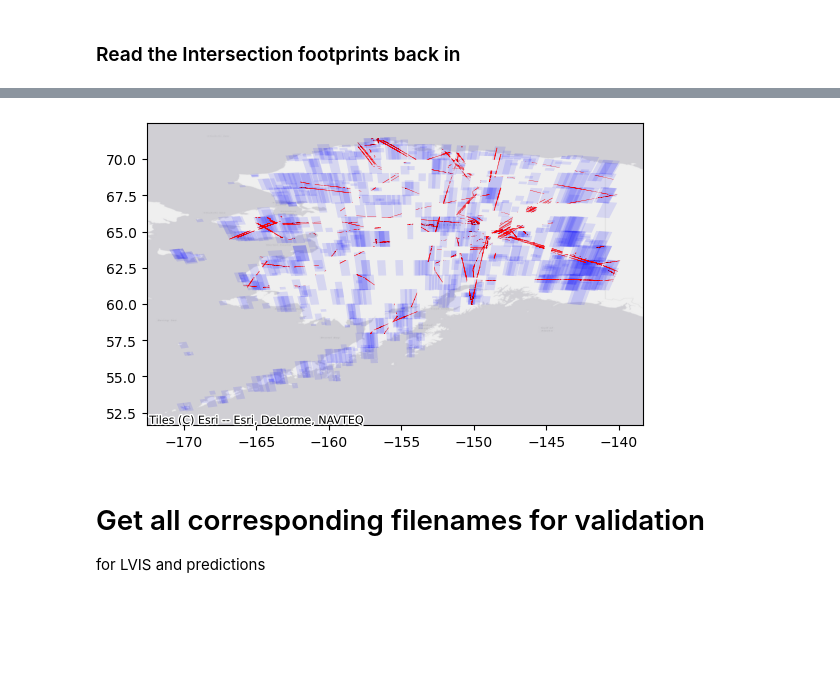
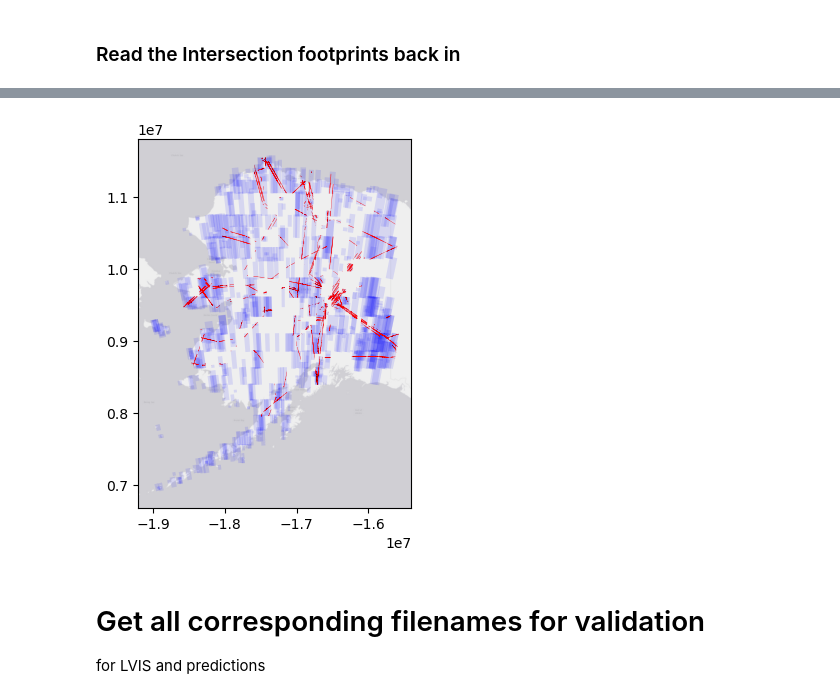
Before and after one commit to nasa-nccs-hpda/above-shrubs, a Jupyter notebook: notebooks/validate_chm.ipynb, the cells around one changed output, grey strips where cells are left out. Drawn from its saved outputs; the diff is of its cells as text; code cells hidden in the pictures; blank space fills up the shorter version.

```diff
--- a/notebooks/validate_chm.ipynb
+++ b/notebooks/validate_chm.ipynb
@@ -160,3 +169,5 @@ footprint_gdf_chm = gpd.read_file('/explore/nobackup/projects/above/misc/ABoVE_S
+# %%
+footprint_gdf_chm = gpd.read_file('/explore/nobackup/projects/above/misc/ABoVE_Shrubs/footprints/footprints_chm_dinov3_4.3.2.5.gpkg')
 # %% [markdown]
 ### Read in LVIS footprints
 # %%
@@ -186,4 +216,4 @@ foot_intersect_chm_lvis.to_file(os.path.join(dir_validate_main, f'val_intersect_
 # %% [markdown]
 ### Read the Intersection footprints back in
 # %%
-foot_intersect_chm_lvis = gpd.read_file(dir_validate_main + '/val_intersect_footprints_LVIS_20231023.gpkg')
+#foot_intersect_chm_lvis = gpd.read_file(dir_validate_main + '/val_intersect_footprints_LVIS_20231023.gpkg')
@@ -189,0 +222,4 @@ foot_intersect_chm_lvis = gpd.read_file(dir_validate_main + '/val_intersect_foot
+# %%
+ax = footprint_gdf_chm.cx[-170:-130,50:90].to_crs(3857).plot(color='blue', alpha=0.1)
+ax = foot_intersect_chm_lvis.cx[-170:-130,50:90].to_crs(3857).plot(color='red', ax=ax)
+ax = ctx.add_basemap(ax, crs=3857, source = ctx.providers.Esri.WorldGrayCanvas, attribution=' ' )
@@ -190,9 +228,9 @@ foot_intersect_chm_lvis = gpd.read_file(dir_validate_main + '/val_intersect_foot
 # %%
-ax = footprint_gdf_chm.cx[-170:-130,50:90].plot(color='blue', alpha=0.1)
-ax = foot_intersect_chm_lvis.cx[-170:-130,50:90].plot(color='red', ax=ax)
-ax = ctx.add_basemap(ax, crs=4326, source = ctx.providers.Esri.WorldGrayCanvas)
+ax = footprint_gdf_chm.cx[-170:-130,50:90].to_crs(3857).plot(color='blue', alpha=0.1)
+ax = foot_intersect_chm_lvis.cx[-170:-130,50:90].to_crs(3857).plot(color='red', ax=ax)
+ax = ctx.add_basemap(ax, crs=3857, source = ctx.providers.Esri.WorldGrayCanvas, attribution=' ' )
 # %% [output]
-[figure, old version]
+[figure, new version]
 # %% [markdown]
 # Get all corresponding filenames for validation
 for LVIS and predictions
```
Also changed, not shown: parts of 16 cells of this notebook, 16 other files.
